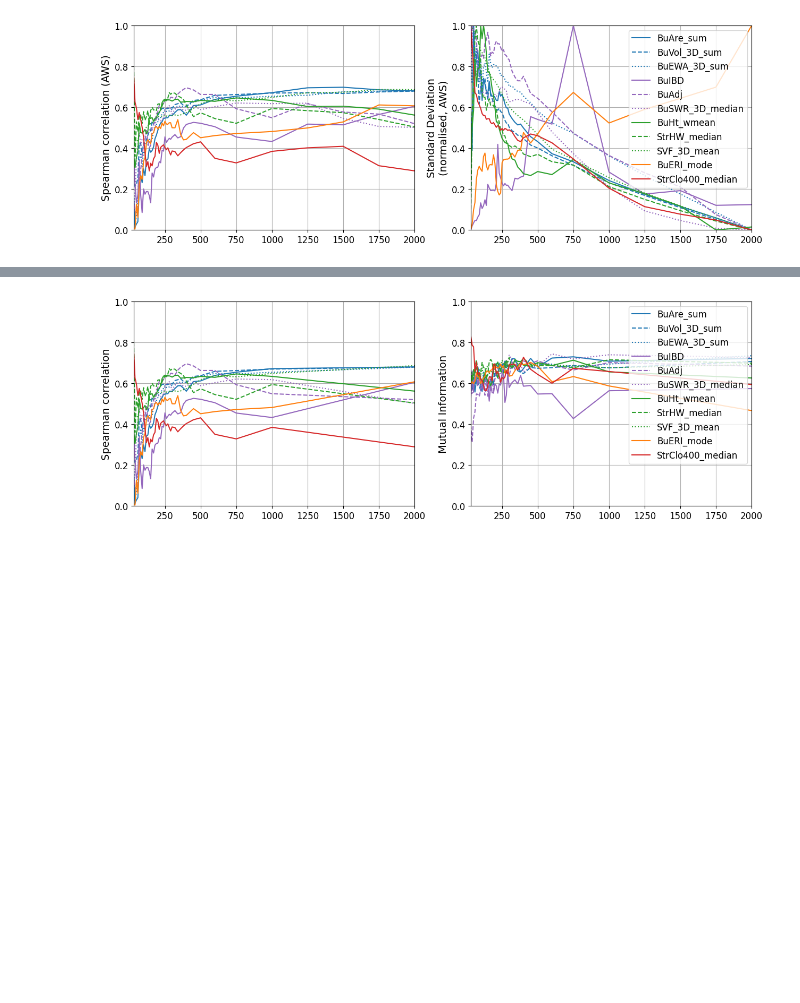
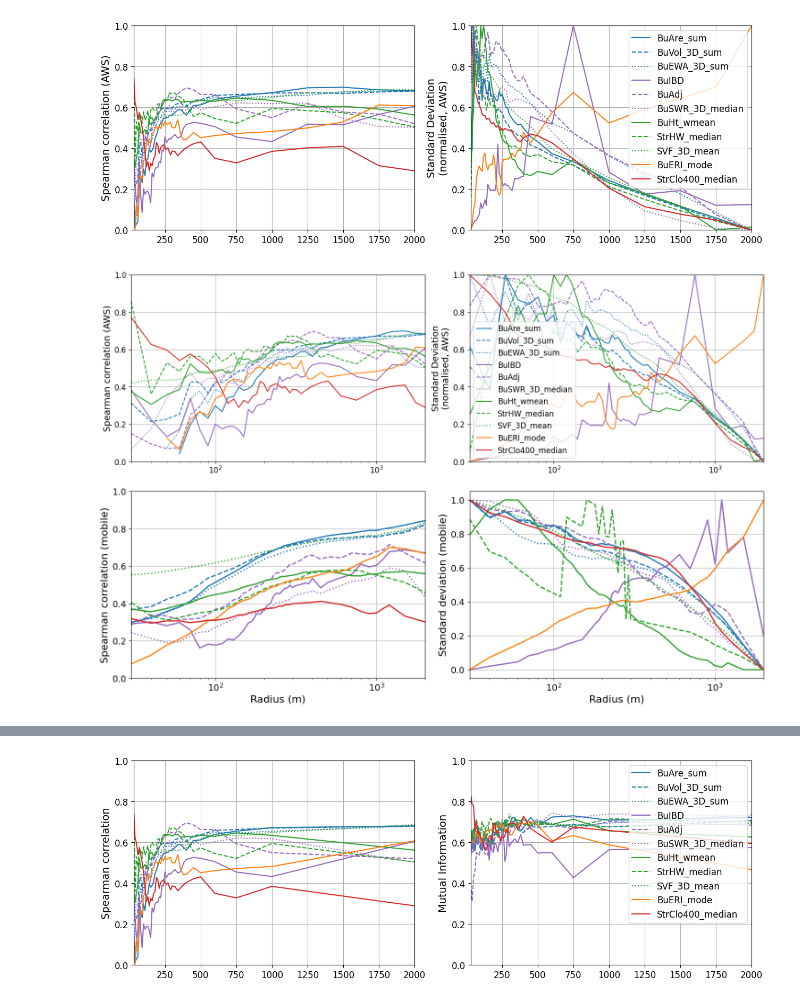
Before and after one commit to lisawink/freiburg, a Jupyter notebook: notebooks/visualisations/fig9_AWS.ipynb, the cells around one changed output, grey strips where cells are left out. Cells and saved outputs as stored; diff of their text form; code cells hidden in the pictures; blank space fills up the shorter version.

```diff
--- a/notebooks/visualisations/fig9_AWS.ipynb
+++ b/notebooks/visualisations/fig9_AWS.ipynb
@@ -166,0 +219,82 @@ plt.savefig('/Users/lisawink/Documents/paper1/figures/fig9/aws_2_year.svg', dpi=
+# %%
+fig, axs = plt.subplots(2,2, figsize=(15,10))
+
+linestyle_mapping = {
+    'BuAre_sum': '-',
+    'BuVol_3D_sum': '--',
+    'BuEWA_3D_sum': ':',
+    'BuIBD':'-',
+    'BuAdj':'--',
+    'BuSWR_3D_median':':',
+    'BuHt_wmean': '-',
+    'StrHW_median': '--',
+    'SVF_3D_mean': ':',
+    'BuERI_mode': '-',
+    'StrClo400_median': '-'
+}
+
+color_mapping = {
+    'BuAre_sum': 'tab:blue',
+    'BuVol_3D_sum': 'tab:blue',
+    'BuEWA_3D_sum': 'tab:blue',
+    'BuIBD':'tab:purple',
+    'BuAdj':'tab:purple',
+    'BuSWR_3D_median':'tab:purple',
+    'BuHt_wmean': 'tab:green',
+    'StrHW_median': 'tab:green',
+    'SVF_3D_mean': 'tab:green',
+    'BuERI_mode': 'tab:orange',
+    'StrClo400_median': 'tab:red'
+}
+
+axs[0,0].set_xscale('log')
+for param in params:
+    axs[0,0].plot(combined_stats[param+'_spearman'], label=param, linestyle=linestyle_mapping[param], color=color_mapping[param])
+axs[0,0].set_ylabel('Spearman correlation (AWS)', fontsize=14)
+axs[0,0].set_ylim(0, 1)
+axs[0,0].set_xlim(30, 2000)
+#axs[0, 0].set_xticklabels([])
+axs[0,0].tick_params(axis='both', which='major', labelsize=12)
+axs[0,0].grid()
+
+axs[0,1].set_xscale('log')
+for param in params:
+    axs[0,1].plot(combined_stats[param+'_std'], label=param, linestyle=linestyle_mapping[param], color=color_mapping[param])
+axs[0,1].set_ylabel("Standard Deviation\n(normalised, AWS)", fontsize=14)
+axs[0,1].legend(prop={'size': 12})
+axs[0,1].set_ylim(0, 1)
+axs[0,1].set_xlim(30, 2000)
+#axs[0, 1].set_xticklabels([])
+axs[0,1].tick_params(axis='both', which='major', labelsize=12)
+axs[0,1].grid()
+
+axs[1,0].set_xscale('log')
+for param in params:
+    axs[1,0].plot(abs(df[param+'_spearman_corr']), label=param, linestyle=linestyle_mapping[param], linewidth=2, color=color_mapping[param])
+axs[1,0].set_ylabel('Spearman correlation (mobile)', fontsize=16)
+axs[1,0].set_ylim(0, 1)
+axs[1,0].set_xlim(30, 2000)
+#axs[0, 0].set_xticklabels([])
+axs[1,0].tick_params(axis='both', which='major', labelsize=14)
+axs[1,0].grid()
+axs[1,0].set_xlabel('Radius (m)', fontsize=16)
+
+axs[1,1].set_xscale('log')
+for param in params:
+    axs[1,1].plot(df[param+'_std'], label=param, linestyle=linestyle_mapping[param],linewidth=2, color=color_mapping[param])
+axs[1,1].set_ylabel('Standard deviation (mobile)', fontsize=16)
+axs[1,1].grid()
+#axs[1, 1].set_ylim(0.5, 1.1)
+axs[1,1].set_xlim(30, 2000)
+#axs[1, 1].set_xticklabels([])
+axs[1,1].tick_params(axis='both', which='major', labelsize=14)
+axs[1,1].set_xlabel('Radius (m)', fontsize=16)
+#axs[1,1].legend(prop={'size': 14}, bbox_to_anchor=(1.05, 0.85), loc='upper left')
+
+
+plt.tight_layout(pad = 2, w_pad=1)
+plt.savefig('/Users/lisawink/Documents/paper1/figures/fig9/comb.png')
+plt.savefig('/Users/lisawink/Documents/paper1/figures/fig9/comb.pdf')
+plt.show()
+# %% [output]
+[figure, added]
```
Also changed, not shown: parts of 16 cells of this notebook, 22 other files.
